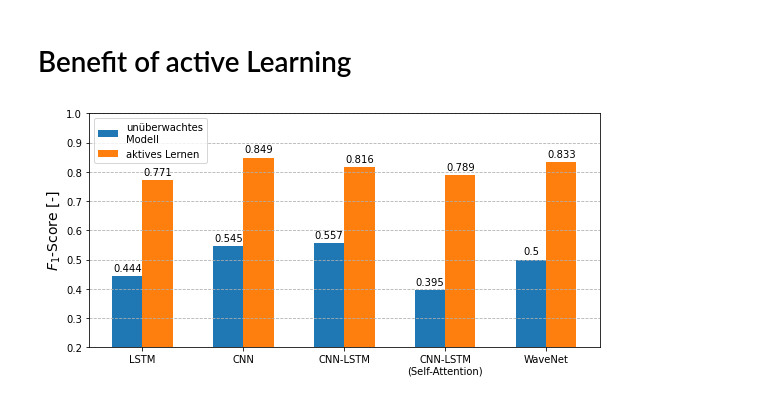
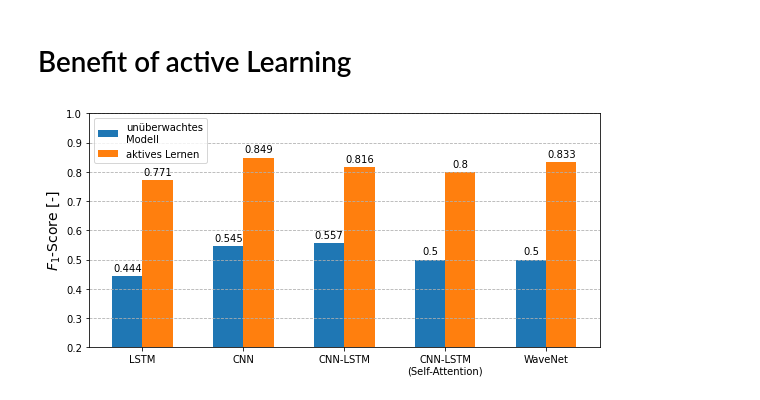
Before and after one commit to dmholtz/deep-anomaly-detection, a Jupyter notebook: figures/active_improvement.ipynb, the cells around one changed output. Cells and saved outputs as stored; diff of their text form; code cells hidden in the pictures.

```diff
--- a/figures/active_improvement.ipynb
+++ b/figures/active_improvement.ipynb
@@ -4,28 +4,28 @@
 import matplotlib.pyplot as plt
 import numpy as np
 # %%
-f1_unsupervised = np.array([0.444, 0.545, 0.557, 0.395, 0.500])
-f1_supervised = np.array([0.771, 0.849, 0.816, 0.789, 0.833])
+f1_unsupervised = np.array([0.444, 0.545, 0.557, 0.500, 0.500])
+f1_supervised = np.array([0.771, 0.849, 0.816, 0.800, 0.833])
 archs = ["LSTM", "CNN", "CNN-LSTM", "CNN-LSTM\n(Self-Attention)", "WaveNet"]
 x = np.arange(len(archs))
 
 fig, ax = plt.subplots(figsize=(8,4))
 
 width=0.3
 rect1 = ax.bar(x-width/2, f1_unsupervised, width=width, label='unüberwachtes\nModell')
 rect2 = ax.bar(x+width/2, f1_supervised, width=width, label='aktives Lernen')
 ax.grid(which='major', axis='y', linestyle='--')
 ax.set_xticks(x)
 ax.set_xticklabels(archs)
 ax.set_ylim([0.2, 1])
 ax.set_ylabel(r'$F_1$-Score [-]', fontsize=14)
 ax.legend(loc='upper left')
 
 ax.bar_label(rect1, padding=3)
 ax.bar_label(rect2, padding=3)
 
 fig.tight_layout()
 
-#fig.savefig('active_improvement.pdf', bbox_inches='tight')
+fig.savefig('active_improvement.pdf', bbox_inches='tight')
 # %% [output]
-[figure, old version]
+[figure, new version]
```
Also changed, not shown: 4 other files.
